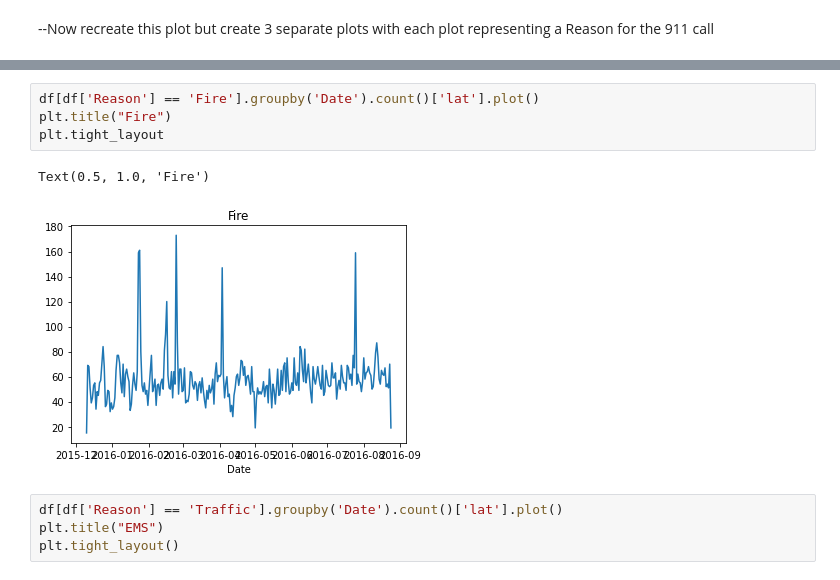
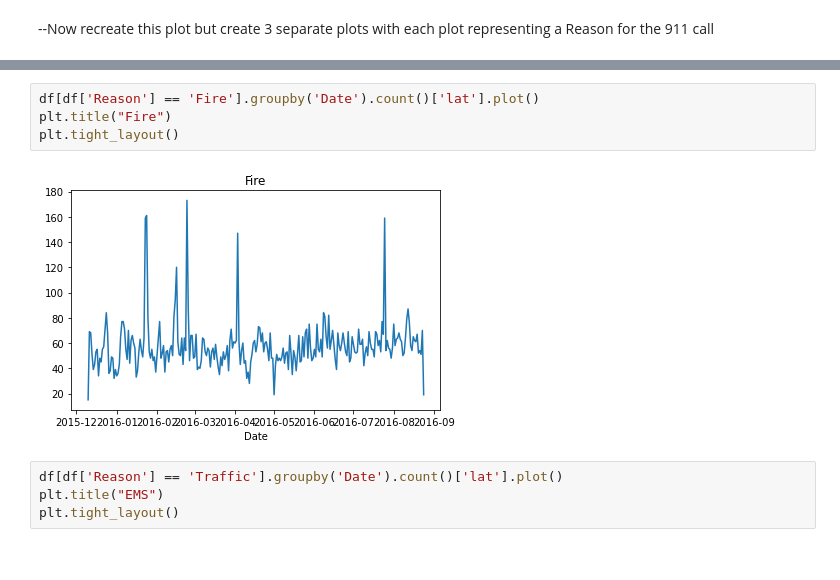
Before and after one commit to ShimnaA/calls_data, a Jupyter notebook: CallsData.ipynb, the cells around one changed output, grey strips where cells are left out. Saved outputs shown, nothing was run; the diff lists cells and outputs as text.

```diff
--- a/CallsData.ipynb
+++ b/CallsData.ipynb
@@ -268,10 +263,9 @@ ax.plot(byDate_reason.index, byDate_reason['lat'])
 # %%
 df[df['Reason'] == 'Fire'].groupby('Date').count()['lat'].plot()
 plt.title("Fire")
-plt.tight_layout
+plt.tight_layout()
 # %% [output]
-Text(0.5, 1.0, 'Fire')
-[figure, old version]
+[figure, new version]
 # %%
 df[df['Reason'] == 'Traffic'].groupby('Date').count()['lat'].plot()
 plt.title("EMS")
```
Also changed, not shown: parts of 2 cells of this notebook, 2 other files.
